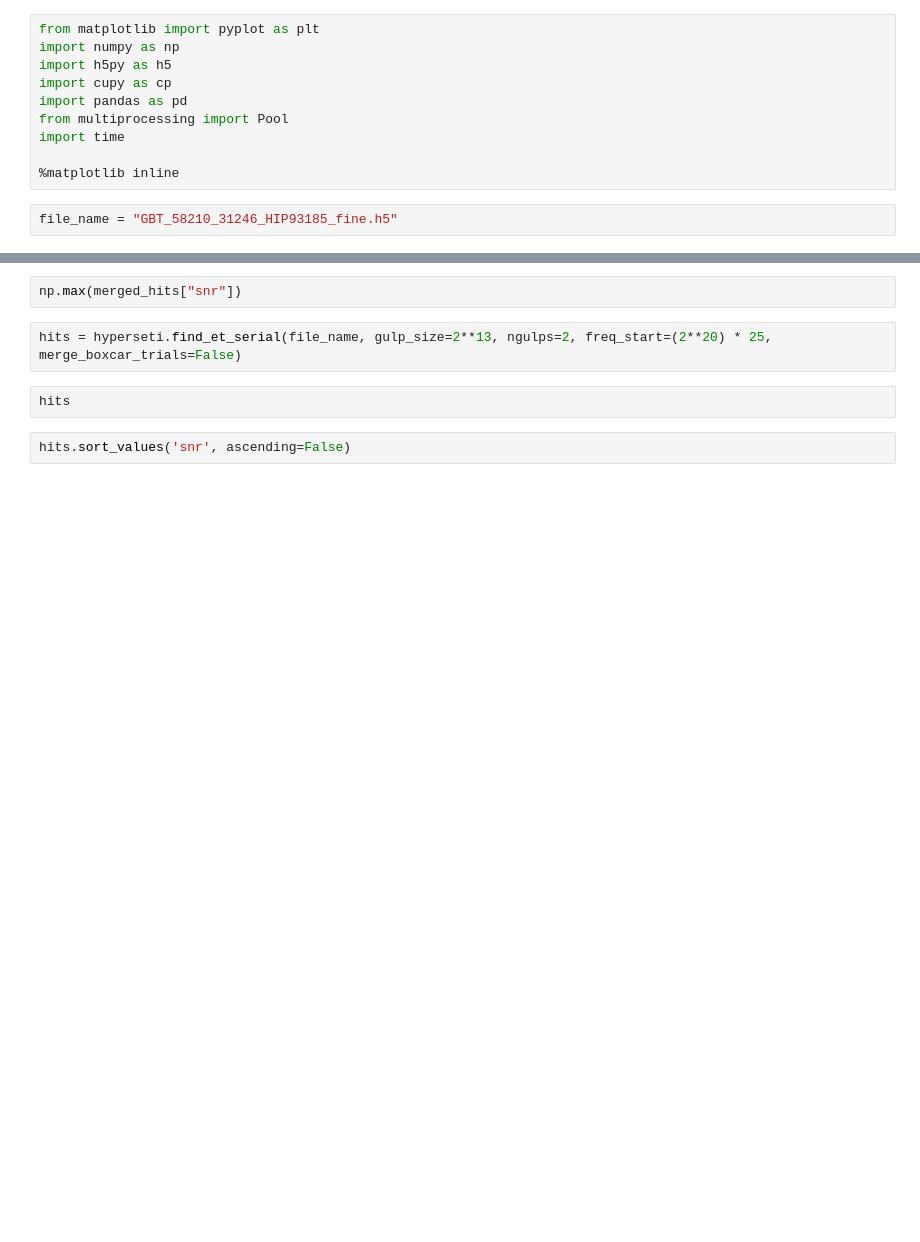
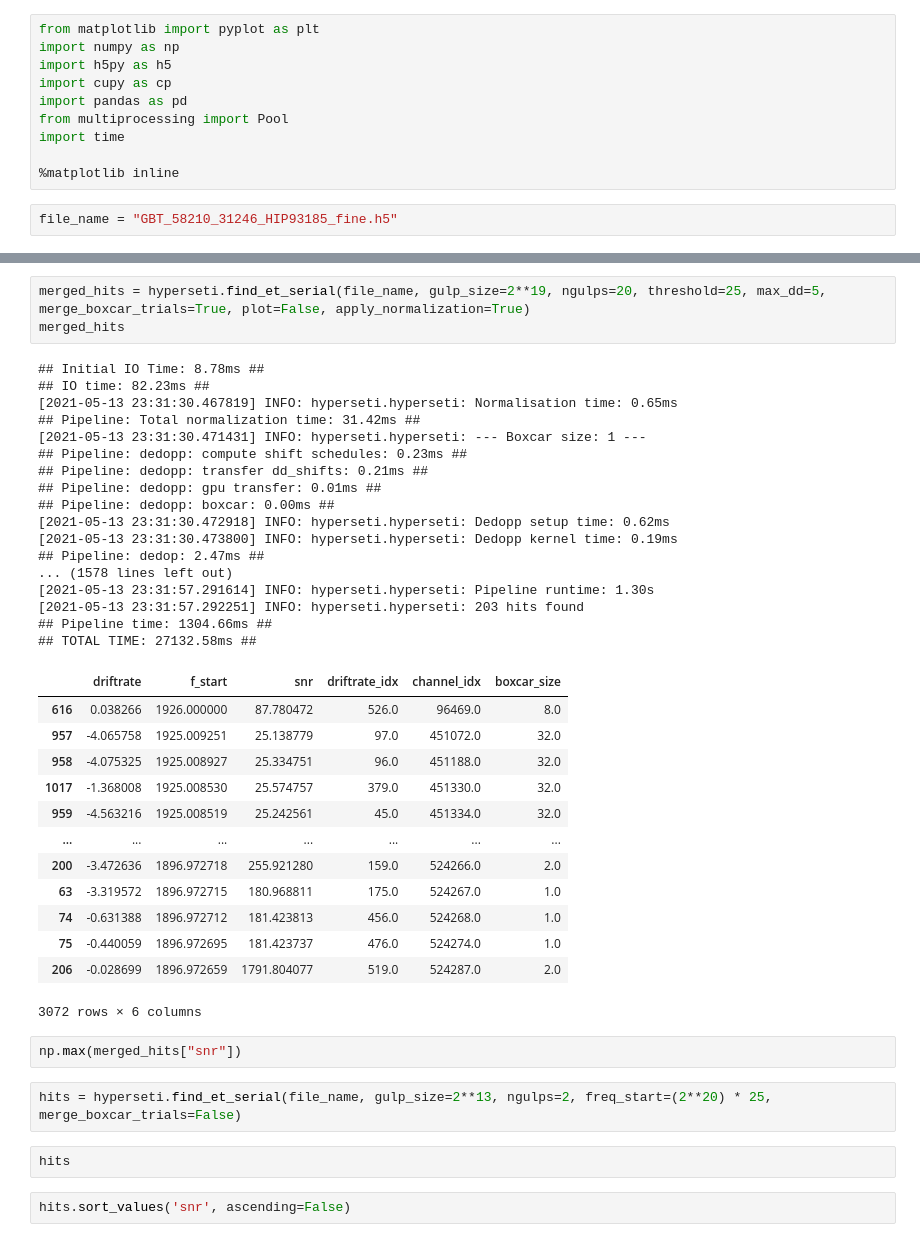
Before and after one commit to FX196/hyperseti, a Jupyter notebook: profile.ipynb, the cells around one changed output, grey strips where cells are left out. Drawn from its saved outputs; the diff is of its cells as text; blank space fills up the shorter version.

```diff
--- a/profile.ipynb
+++ b/profile.ipynb
@@ -53,8 +19,42 @@ merged_hits
-# %%
-np.max(merged_hits["snr"])
+# %%
+merged_hits = hyperseti.find_et_serial(file_name, gulp_size=2**19, ngulps=20, threshold=25, max_dd=5, merge_boxcar_trials=True, plot=False, apply_normalization=True)
+merged_hits
+# %% [output]
+## Initial IO Time: 8.78ms ##
+## IO time: 82.23ms ##
+[2021-05-13 23:31:30.467819] INFO: hyperseti.hyperseti: Normalisation time: 0.65ms
+## Pipeline: Total normalization time: 31.42ms ##
+[2021-05-13 23:31:30.471431] INFO: hyperseti.hyperseti: --- Boxcar size: 1 ---
+## Pipeline: dedopp: compute shift schedules: 0.23ms ##
+## Pipeline: dedopp: transfer dd_shifts: 0.21ms ##
+## Pipeline: dedopp: gpu transfer: 0.01ms ##
+## Pipeline: dedopp: boxcar: 0.00ms ##
+[2021-05-13 23:31:30.472918] INFO: hyperseti.hyperseti: Dedopp setup time: 0.62ms
+[2021-05-13 23:31:30.473800] INFO: hyperseti.hyperseti: Dedopp kernel time: 0.19ms
+## Pipeline: dedop: 2.47ms ##
+... (1578 lines left out)
+[2021-05-13 23:31:57.291614] INFO: hyperseti.hyperseti: Pipeline runtime: 1.30s
+[2021-05-13 23:31:57.292251] INFO: hyperseti.hyperseti: 203 hits found
+## Pipeline time: 1304.66ms ##
+## TOTAL TIME: 27132.58ms ##
+|  | driftrate | f_start | snr | driftrate_idx | channel_idx | boxcar_size |
+| 616 | 0.038266 | 1926.000000 | 87.780472 | 526.0 | 96469.0 | 8.0 |
+| 957 | -4.065758 | 1925.009251 | 25.138779 | 97.0 | 451072.0 | 32.0 |
+| 958 | -4.075325 | 1925.008927 | 25.334751 | 96.0 | 451188.0 | 32.0 |
+| 1017 | -1.368008 | 1925.008530 | 25.574757 | 379.0 | 451330.0 | 32.0 |
+| 959 | -4.563216 | 1925.008519 | 25.242561 | 45.0 | 451334.0 | 32.0 |
+| ... | ... | ... | ... | ... | ... | ... |
+| 200 | -3.472636 | 1896.972718 | 255.921280 | 159.0 | 524266.0 | 2.0 |
+| 63 | -3.319572 | 1896.972715 | 180.968811 | 175.0 | 524267.0 | 1.0 |
+| 74 | -0.631388 | 1896.972712 | 181.423813 | 456.0 | 524268.0 | 1.0 |
+| 75 | -0.440059 | 1896.972695 | 181.423737 | 476.0 | 524274.0 | 1.0 |
+| 206 | -0.028699 | 1896.972659 | 1791.804077 | 519.0 | 524287.0 | 2.0 |
+3072 rows × 6 columns
+# %%
+np.max(merged_hits["snr"])
 # %%
 hits = hyperseti.find_et_serial(file_name, gulp_size=2**13, ngulps=2, freq_start=(2**20) * 25, merge_boxcar_trials=False)
-# %%
-hits
+# %%
+hits
 # %%
 hits.sort_values('snr', ascending=False)
```
Also changed, not shown: parts of 23 cells of this notebook, 1 other file.
